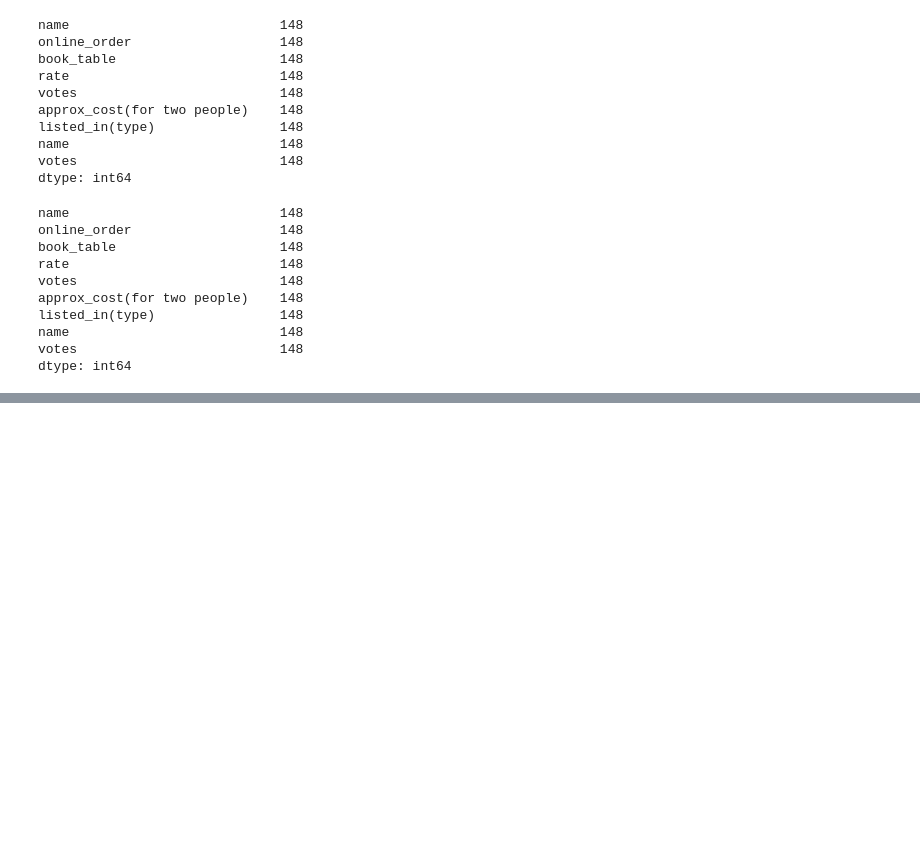
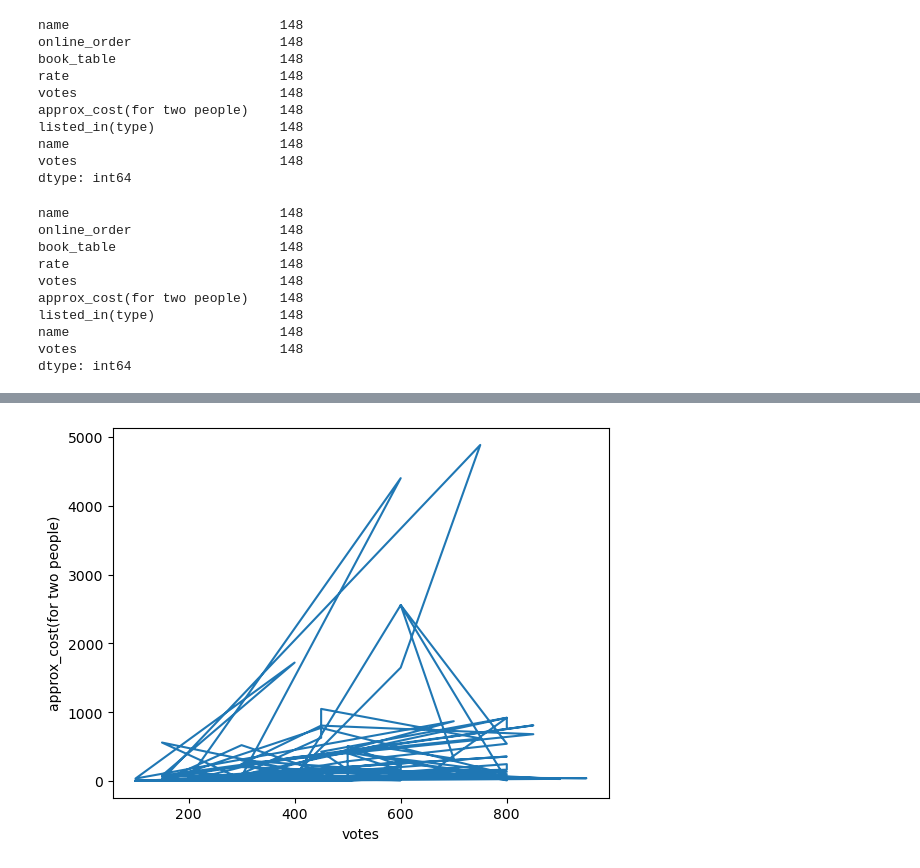
Before and after one commit to chaudhary-dotcom/Python-Beginning-, a Jupyter notebook: pandasDay5.ipynb, the cells around one changed output, grey strips where cells are left out. Cells and saved outputs as stored; diff of their text form; code cells hidden in the pictures; blank space fills up the shorter version.

```diff
--- a/pandasDay5.ipynb
+++ b/pandasDay5.ipynb
@@ -337,0 +357,9 @@ dtype: int64
+# %%
+votelist = df_z['approx_cost(for two people)'].tolist()
+cost_list = df_z['votes'].tolist()
+plt.plot(votelist, cost_list, label = 'month wise')
+plt.xlabel('votes')
+plt.ylabel('approx_cost(for two people)')
+plt.show()
+# %% [output]
+[figure, added]
```
Also changed, not shown: parts of 2 cells of this notebook.
